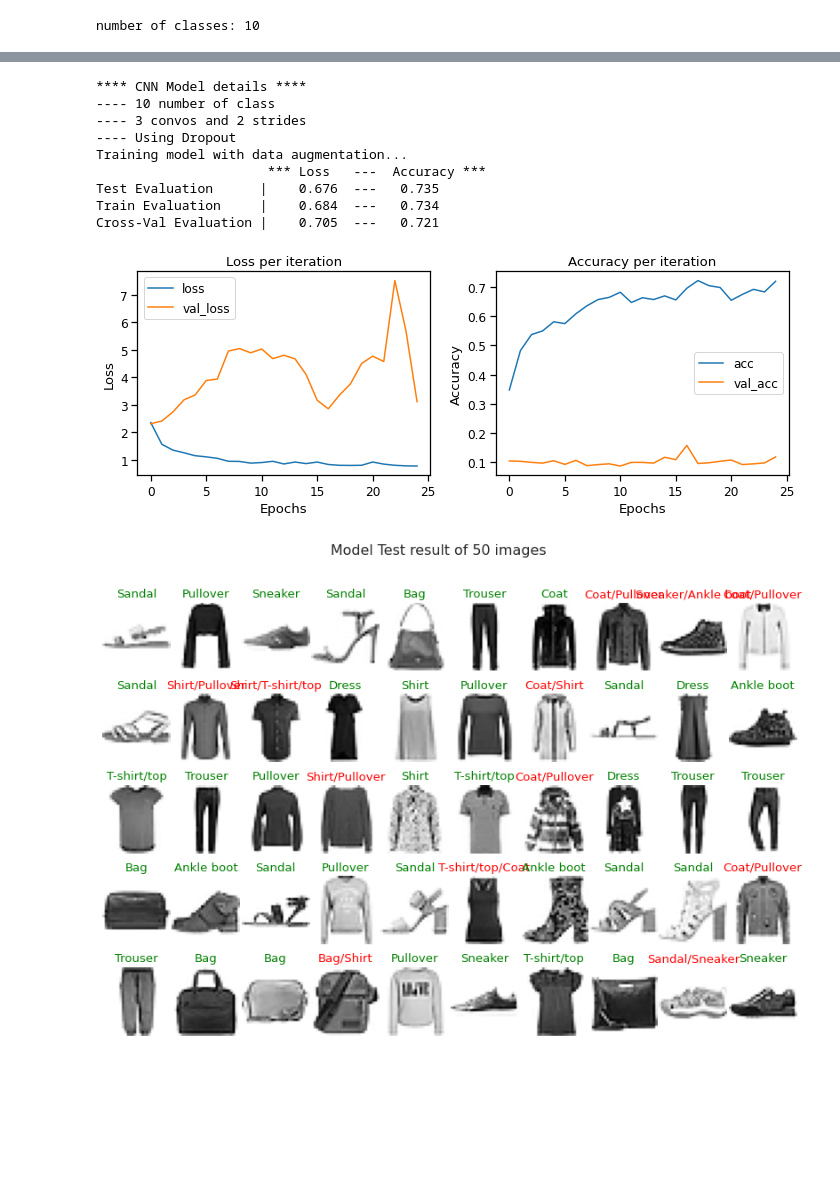
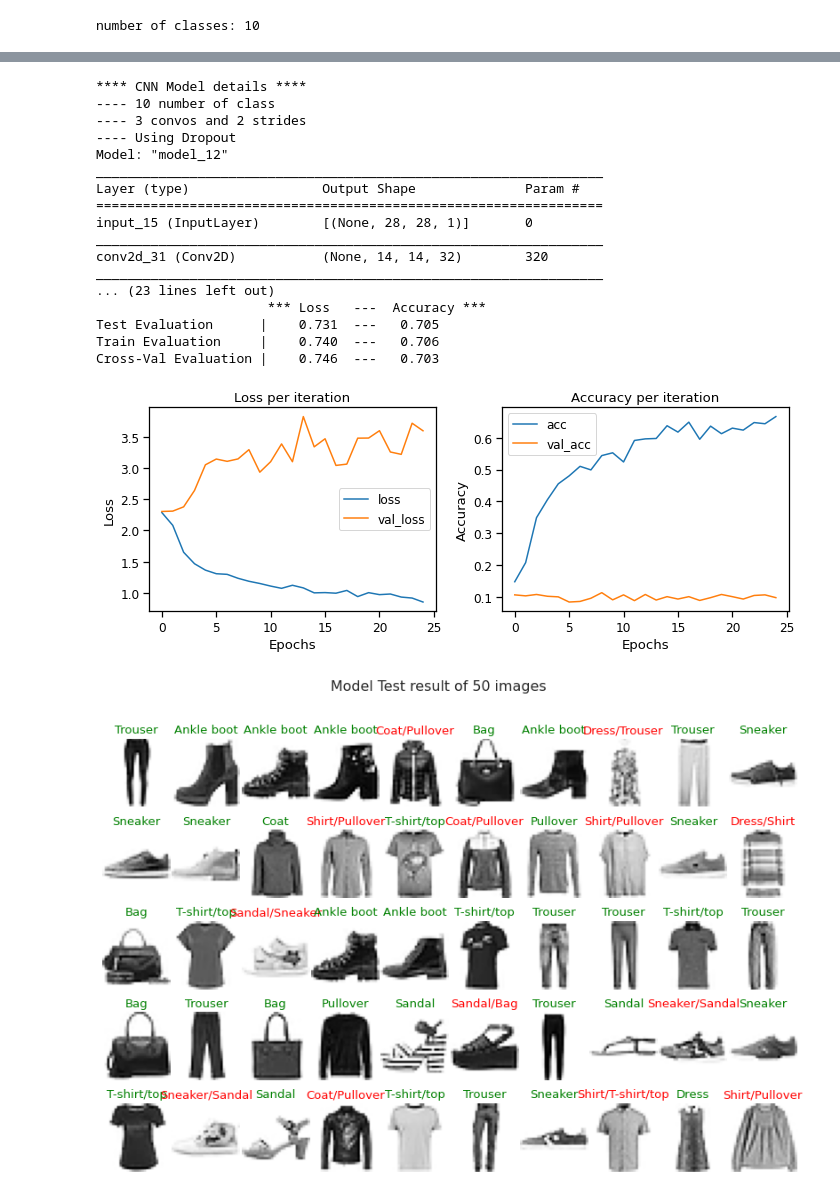
Before and after one commit to YannMjl/AI-764, a Jupyter notebook: Assign4.ipynb, the cells around one changed output, grey strips where cells are left out. Drawn from its saved outputs; the diff is of its cells as text; code cells hidden in the pictures; blank space fills up the shorter version.

```diff
--- a/Assign4.ipynb
+++ b/Assign4.ipynb
@@ -211,10 +209,12 @@ def functionalAPIModel(numberOfClass, numberOfConvo=None, numOfStrides=None,
     print('---- 1 convo and %s strides'%(numOfStrides))
     if numOfStrides is None:
       x = Conv2D(32, (3, 3), activation='relu', padding='same')(i)
+      x = MaxPooling2D(pool_size=(2,2))(x)
       if batchNormalization: x = BatchNormalization()(x)
     else:
       x = Conv2D(32, (3, 3), strides=numOfStrides,
                  activation='relu', padding='same')(i)
+      x = MaxPooling2D(pool_size=(2,2))(x)
       if batchNormalization: x = BatchNormalization()(x)
 
     x = Flatten()(x)
@@ -229,15 +229,19 @@ def functionalAPIModel(numberOfClass, numberOfConvo=None, numOfStrides=None,
     print('---- 2 convos and %s strides'%(numOfStrides))
     if numOfStrides is None:
       x = Conv2D(32, (3, 3), activation='relu', padding='same')(i)
+      x = MaxPooling2D(pool_size=(2,2))(x)
       if batchNormalization: x = BatchNormalization()(x)
       x = Conv2D(64, (3, 3), activation='relu', padding='same')(x)
+      x = MaxPooling2D(pool_size=(2,2))(x)
       if batchNormalization: x = BatchNormalization()(x)
     else:
       x = Conv2D(32, (3, 3), strides=numOfStrides,
                  activation='relu', padding='same')(i)
+      x = MaxPooling2D(pool_size=(2,2))(x)
       if batchNormalization: x = BatchNormalization()(x)
       x = Conv2D(64, (3, 3), strides=numOfStrides,
                  activation='relu', padding='same')(x)
+      x = MaxPooling2D(pool_size=(2,2))(x)
       if batchNormalization: x = BatchNormalization()(x)
 
     x = Flatten()(x)
@@ -252,20 +256,26 @@ def functionalAPIModel(numberOfClass, numberOfConvo=None, numOfStrides=None,
     print('---- 3 convos and %s strides'%(numOfStrides))
     if numOfStrides is None:
       x = Conv2D(32, (3, 3), activation='relu', padding='same')(i)
+      x = MaxPooling2D(pool_size=(2,2))(x)
       if batchNormalization: x = BatchNormalization()(x)
       x = Conv2D(64, (3, 3), activation='relu', padding='same')(x)
+      x = MaxPooling2D(pool_size=(2,2))(x)
       if batchNormalization: x = BatchNormalization()(x)
       x = Conv2D(128, (3, 3), activation='relu', padding='same')(x)
+      # x = MaxPooling2D(pool_size=(2,2))(x)
       if batchNormalization: x = BatchNormalization()(x)
     else:
       x = Conv2D(32, (3, 3), strides=numOfStrides,
                  activation='relu', padding='same')(i)
+      x = MaxPooling2D(pool_size=(2,2))(x)
       if batchNormalization: x = BatchNormalization()(x)
       x = Conv2D(64, (3, 3), strides=numOfStrides,
                  activation='relu', padding='same')(x)
+      x = MaxPooling2D(pool_size=(2,2))(x)
       if batchNormalization: x = BatchNormalization()(x)
       x = Conv2D(128, (3, 3), strides=numOfStrides,
                  activation='relu', padding='same')(x)
+      # x = MaxPooling2D(pool_size=(2,2))(x)
       if batchNormalization: x = BatchNormalization()(x)
 
     x = Flatten()(x)
@@ -655,32 +736,42 @@ Cross-Val Evaluation |    0.381  ---   0.918
 # %%
 # -----------------------------------------------------------------------------*
 # Image Data Augmentation:
 # Model 8: Of the 6 models, take the best model you have,
 # and perform image data augmentation.
 # -----------------------------------------------------------------------------*
 model8 = functionalAPIModel(K, numOfStrides=2, use_dropout=True,
-                            batchNormalization=True)
+                            batchNormalization=False)
+model8.summary()
+
 r8 = compilingAndFitting(model8, x_train, y_train, x_test, y_test,
                          x_val, y_val, data_augmentated=True)
 # evaluate the model
 evaluateModel(model8, x_test, y_test, x_train, y_train, x_val, y_val)
 # Ploting loss and Accuracy per iteration
 plotLossAndAccuracy(r8)
 # %% [output]
 **** CNN Model details ****
 ---- 10 number of class
 ---- 3 convos and 2 strides
 ---- Using Dropout
-Training model with data augmentation...
+Model: "model_12"
+_________________________________________________________________
+Layer (type)                 Output Shape              Param #
+=================================================================
+input_15 (InputLayer)        [(None, 28, 28, 1)]       0
+_________________________________________________________________
+conv2d_31 (Conv2D)           (None, 14, 14, 32)        320
+_________________________________________________________________
+... (23 lines left out)
                       *** Loss   ---  Accuracy ***
-Test Evaluation      |    0.676  ---   0.735
-Train Evaluation     |    0.684  ---   0.734
-Cross-Val Evaluation |    0.705  ---   0.721
+Test Evaluation      |    0.731  ---   0.705
+Train Evaluation     |    0.740  ---   0.706
+Cross-Val Evaluation |    0.746  ---   0.703
-[figure, old version]
+[figure, new version]
 # %%
 # show model sample test result
 # **Green is correct prediction
 # **Red is incorrect prediction
 predictAndtest(model8, x_test, test_images, test_labels)
 # %% [output]
-[figure, old version]
+[figure, new version]
```
Also changed, not shown: parts of 17 cells of this notebook.
